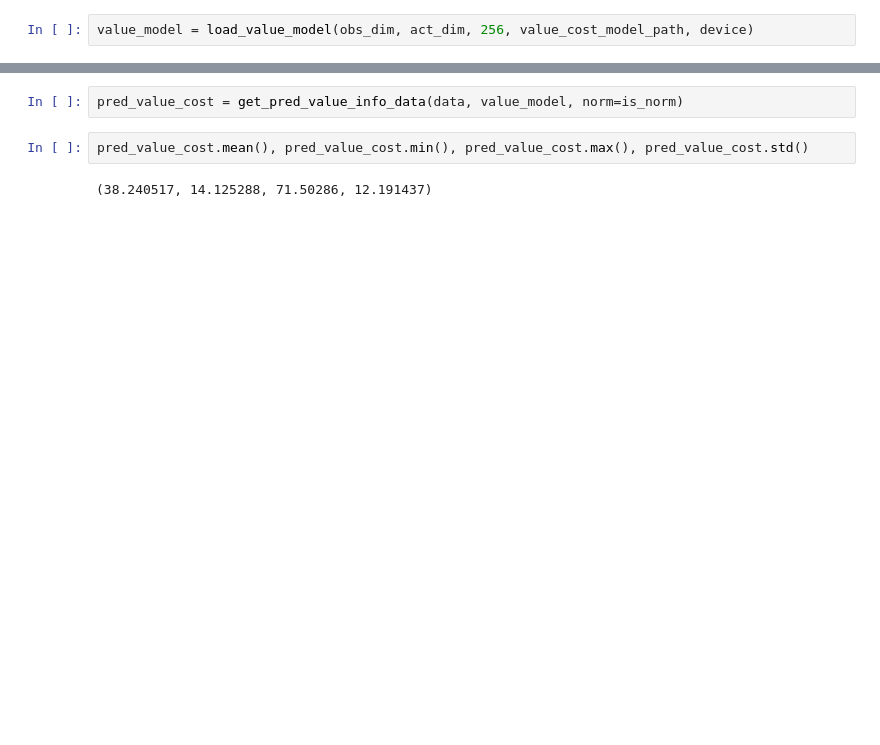
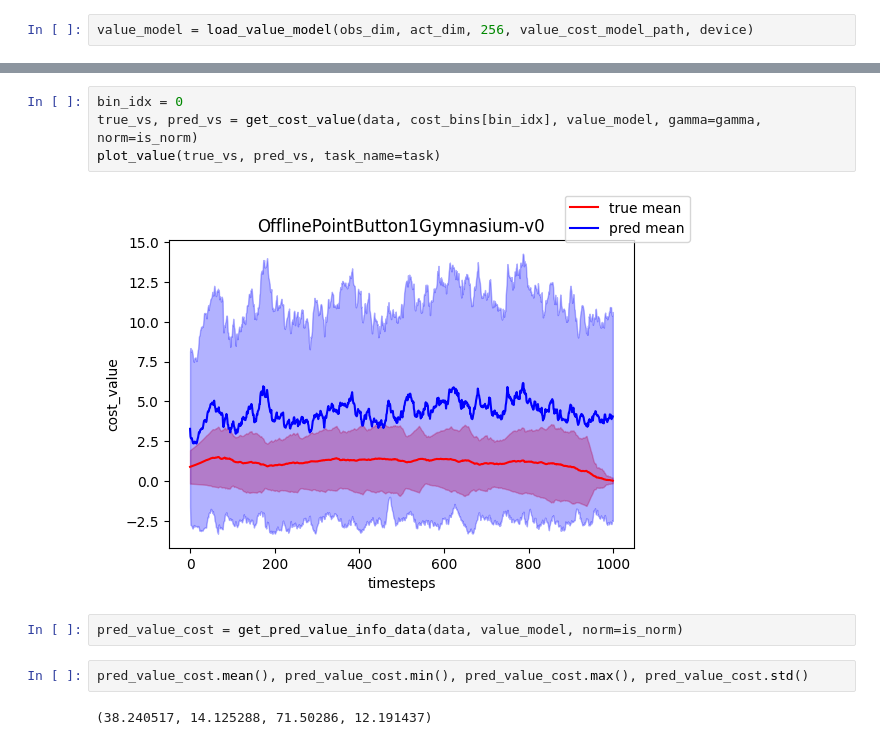
Before and after one commit to returaj/offline_mpc, a Jupyter notebook: dsrl_model/notebooks/check_cost_model.ipynb, the cells around one changed output, grey strips where cells are left out. Cells and saved outputs as stored; diff of their text form; blank space fills up the shorter version.

```diff
--- a/dsrl_model/notebooks/check_cost_model.ipynb
+++ b/dsrl_model/notebooks/check_cost_model.ipynb
@@ -246,3 +304,9 @@ value_model = load_value_model(obs_dim, act_dim, 256, value_cost_model_path, dev
+# %%
+bin_idx = 0
+true_vs, pred_vs = get_cost_value(data, cost_bins[bin_idx], value_model, gamma=gamma, norm=is_norm)
+plot_value(true_vs, pred_vs, task_name=task)
+# %% [output]
+[figure, added]
 # %%
 pred_value_cost = get_pred_value_info_data(data, value_model, norm=is_norm)
 # %%
```
Also changed, not shown: parts of 6 cells of this notebook.
